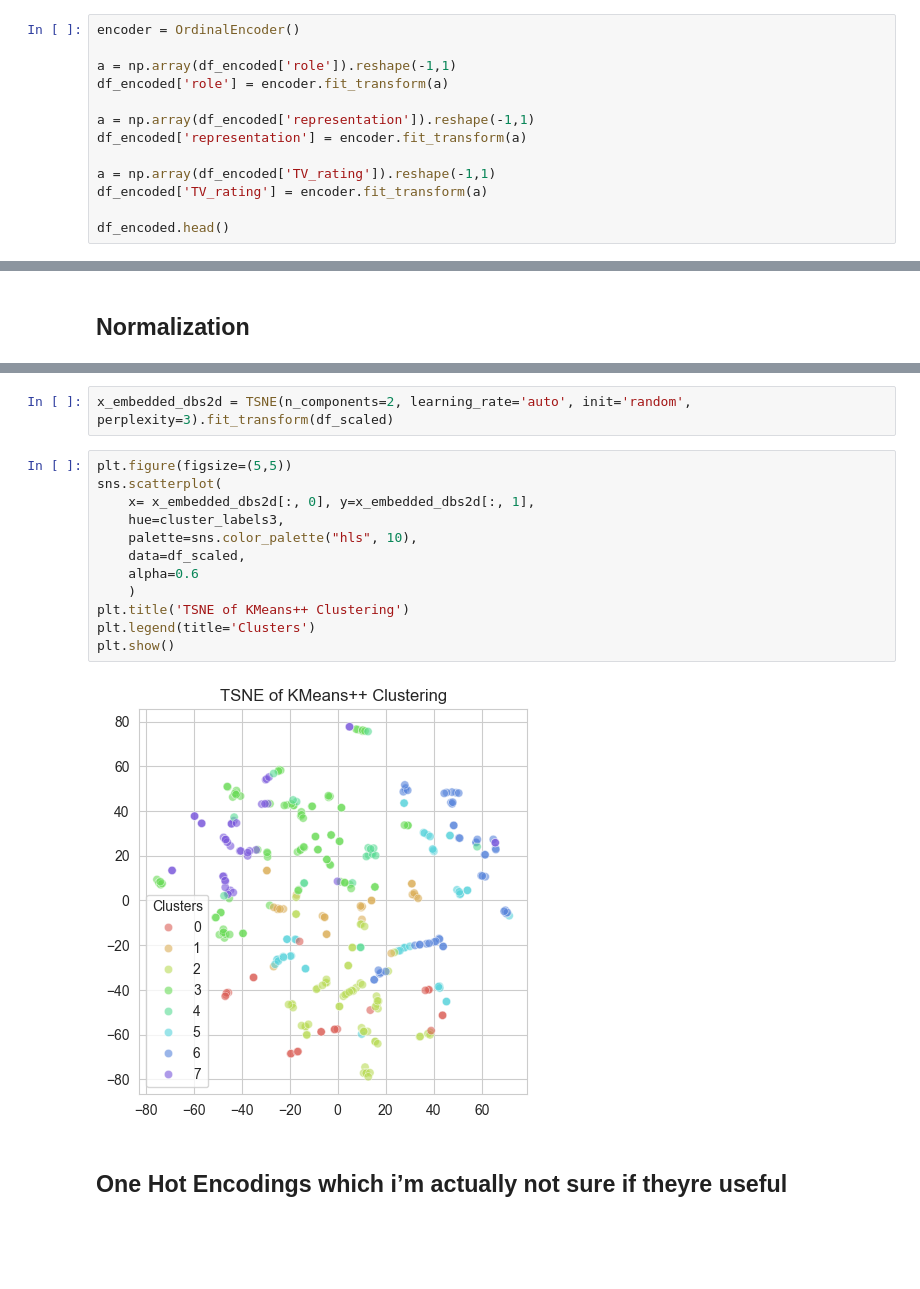
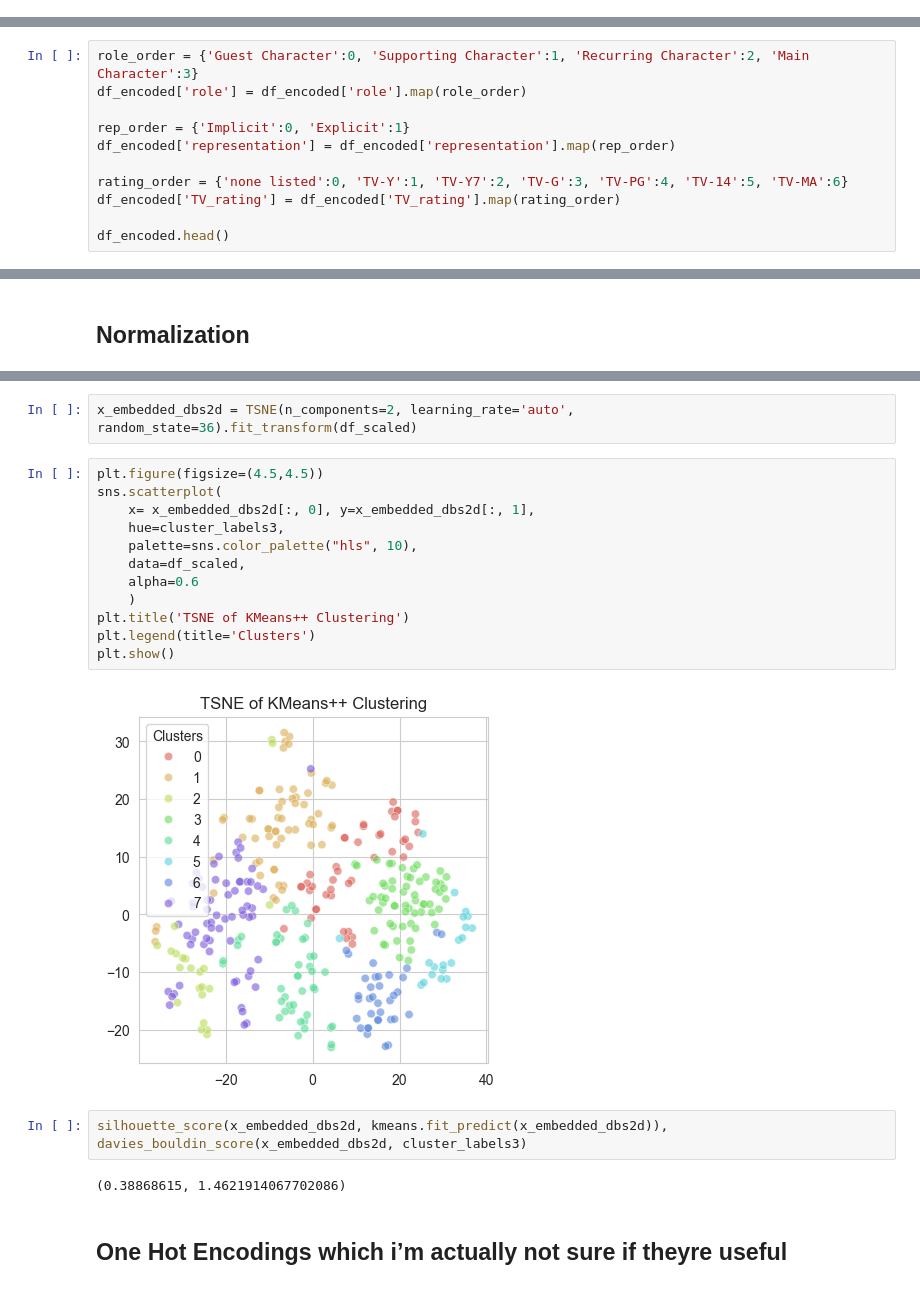
Before and after one commit to aiko-isnt-ded/lgbtqia-rep, a Jupyter notebook: notebooks/animated_model.ipynb, the cells around one changed output, grey strips where cells are left out. Cells and saved outputs as stored; diff of their text form; blank space fills up the shorter version.

Commit message:
update on the clustering algorithm

```diff
--- a/notebooks/animated_model.ipynb
+++ b/notebooks/animated_model.ipynb
@@ -241,16 +246,3 @@ df_encoded.head()
 5 rows × 84 columns
 # %% [markdown]
 ### Ordinal Encoding the Remaining Categorical Features
-# %%
-encoder = OrdinalEncoder()
-
-a = np.array(df_encoded['role']).reshape(-1,1)
-df_encoded['role'] = encoder.fit_transform(a)
-
-a = np.array(df_encoded['representation']).reshape(-1,1)
-df_encoded['representation'] = encoder.fit_transform(a)
-
-a = np.array(df_encoded['TV_rating']).reshape(-1,1)
-df_encoded['TV_rating'] = encoder.fit_transform(a)
-
-df_encoded.head()
@@ -264,0 +249,11 @@ df_encoded.head()
+# %%
+role_order = {'Guest Character':0, 'Supporting Character':1, 'Recurring Character':2, 'Main Character':3}
+df_encoded['role'] = df_encoded['role'].map(role_order)
+
+rep_order = {'Implicit':0, 'Explicit':1}
+df_encoded['representation'] = df_encoded['representation'].map(rep_order)
+
+rating_order = {'none listed':0, 'TV-Y':1, 'TV-Y7':2, 'TV-G':3, 'TV-PG':4, 'TV-14':5, 'TV-MA':6}
+df_encoded['TV_rating'] = df_encoded['TV_rating'].map(rating_order)
+
+df_encoded.head()
@@ -311,21 +312,25 @@ kmeans.fit(df_scaled)
 # Labeling the clusters
 cluster_labels3 = kmeans.labels_
 # %%
-x_embedded_dbs2d = TSNE(n_components=2, learning_rate='auto', init='random', perplexity=3).fit_transform(df_scaled)
+x_embedded_dbs2d = TSNE(n_components=2, learning_rate='auto', random_state=36).fit_transform(df_scaled)
 # %%
-plt.figure(figsize=(5,5))
+plt.figure(figsize=(4.5,4.5))
 sns.scatterplot(
     x= x_embedded_dbs2d[:, 0], y=x_embedded_dbs2d[:, 1],
     hue=cluster_labels3,
     palette=sns.color_palette("hls", 10),
     data=df_scaled,
     alpha=0.6
     )
 plt.title('TSNE of KMeans++ Clustering')
 plt.legend(title='Clusters')
 plt.show()
 # %% [output]
-[figure, old version]
+[figure, new version]
+# %%
+silhouette_score(x_embedded_dbs2d, kmeans.fit_predict(x_embedded_dbs2d)),  davies_bouldin_score(x_embedded_dbs2d, cluster_labels3)
+# %% [output]
+(0.38868615, 1.4621914067702086)
 # %% [markdown]
 ## One Hot Encodings which i’m actually not sure if theyre useful
 # %% [markdown]
```
Also changed, not shown: parts of 8 cells of this notebook.
